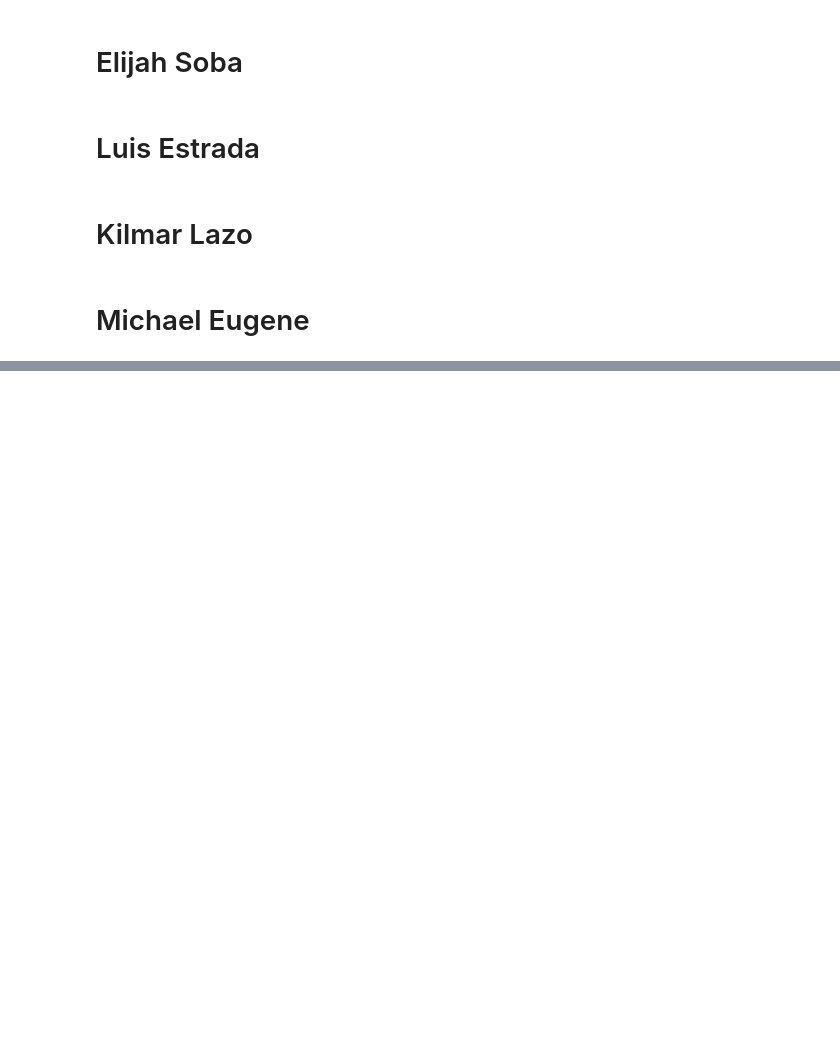
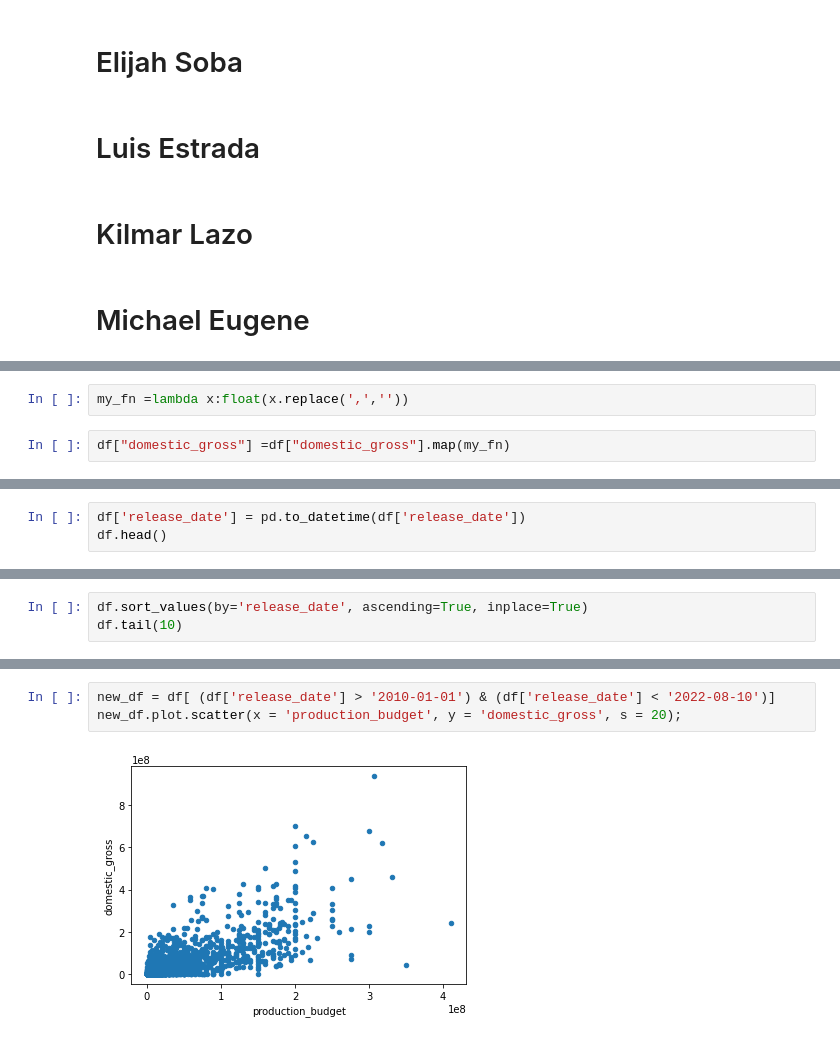
Before and after one commit to mehince/group-1-capstone, a Jupyter notebook: student.ipynb, the cells around one changed output, grey strips where cells are left out. Drawn from its saved outputs; the diff is of its cells as text; blank space fills up the shorter version.

Commit message:
updated work form the budget dataframe

```diff
--- a/student.ipynb
+++ b/student.ipynb
@@ -30,0 +166,4 @@ FROM im
+# %%
+my_fn =lambda x:float(x.replace(',',''))
+# %%
+df["domestic_gross"] =df["domestic_gross"].map(my_fn)
@@ -30,0 +279,3 @@ FROM im
+# %%
+df['release_date'] = pd.to_datetime(df['release_date'])
+df.head()
@@ -30,0 +290,3 @@ FROM im
+# %%
+df.sort_values(by='release_date', ascending=True, inplace=True)
+df.tail(10)
@@ -30,0 +336,5 @@ FROM im
+# %%
+new_df = df[ (df['release_date'] > '2010-01-01') & (df['release_date'] < '2022-08-10')]
+new_df.plot.scatter(x = 'production_budget', y = 'domestic_gross', s = 20);
+# %% [output]
+[figure, added]
```
Also changed, not shown: parts of 29 cells of this notebook, 1 other file.
